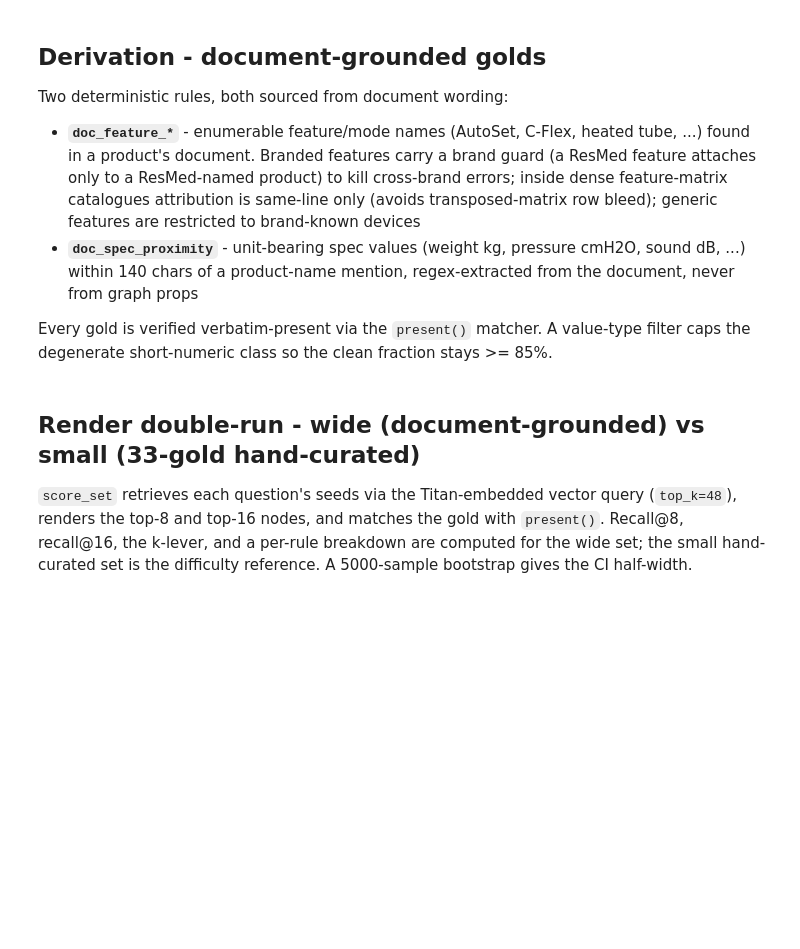
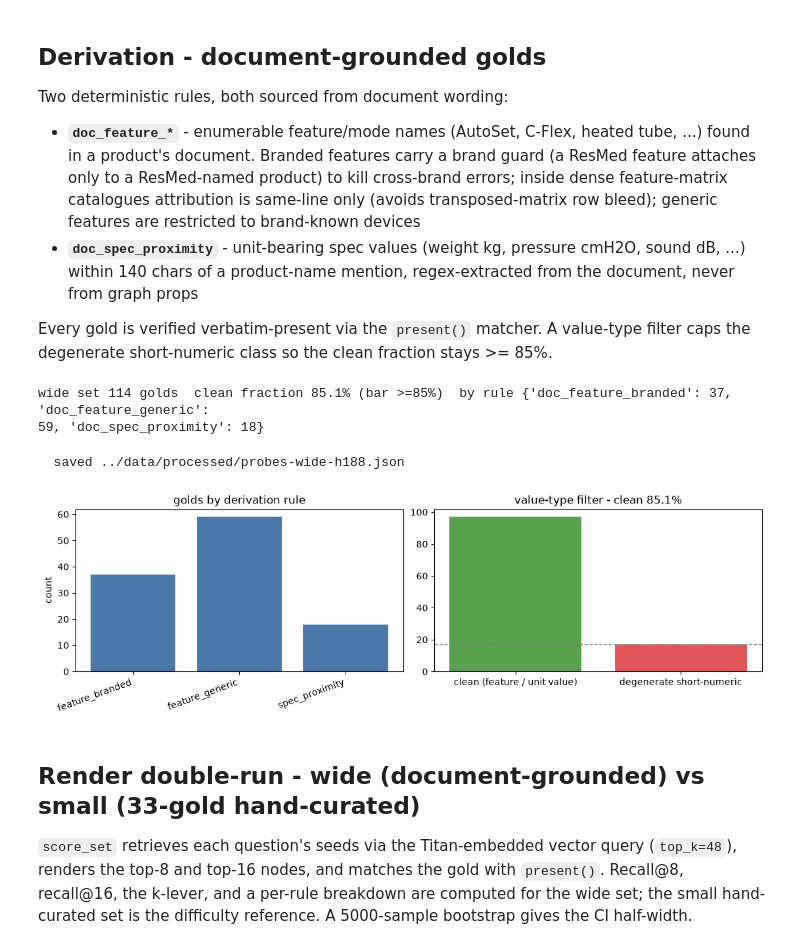
Before and after one commit to stellarshenson/knowledge-graph-foundry, a Jupyter notebook: notebooks/wide_probes_h188.ipynb, the cells around one changed output. Cells and saved outputs as stored; diff of their text form; code cells hidden in the pictures; blank space fills up the shorter version.

```diff
--- a/notebooks/wide_probes_h188.ipynb
+++ b/notebooks/wide_probes_h188.ipynb
@@ -136,7 +139,12 @@ BRANDED = [("AutoSet","AutoSet","resmed"),("EPR","EPR","resmed"),("AutoRamp","Au
 GENERIC = [("heated tube","heated tube"),("heated humidif","heated humidifier"),("mask fit","mask fit check"),
  ("leak compensation","leak compensation"),("auto altitude","automatic altitude adjustment"),
  ("ramp time","adjustable ramp time"),("smartcard","SmartCard data storage"),
- ("bluetooth","Bluetooth connectivity"),("modem","integrated cellular modem")]
+ ("bluetooth","Bluetooth connectivity"),("modem","integrated cellular modem"),
+ ("sd card","SD card data storage"),("wi-fi","Wi-Fi connectivity"),("wireless","wireless data transfer"),
+ ("myair","myAir app"),("dreammapper","DreamMapper app"),("auto on","auto on/off"),("auto-on","auto on/off"),
+ ("sleep report","on-device sleep report"),("altitude compensation","altitude compensation"),
+ ("expiratory","expiratory pressure relief"),("humidification","adjustable humidification"),
+ ("ramp","ramp feature"),("apap","APAP mode"),("auto-cpap","Auto-CPAP mode")]
 def near(low, starts, i, w): return any(abs(i - s) <= w for s in starts)
 
 feat = []; fseen = set()
@@ -199,33 +207,38 @@ allg = [g for g in allg if not (g["rule"].startswith("doc_feature") and _norm(g[
 clean_g = [g for g in allg if not g["short_numeric"]]; short_g = [g for g in allg if g["short_numeric"]]
 cap = int(len(clean_g)/0.85 - len(clean_g))              # value-type filter: cap degenerate class -> clean >= 85%
 random.shuffle(short_g)
 wide = clean_g + short_g[:max(0, cap)]
 random.shuffle(wide)
 for i, g in enumerate(wide): g["id"] = f"W{i+1:03d}"
 clean_frac = sum(1 for g in wide if not g["short_numeric"]) / len(wide)
 
 art = [dict(id=g["id"], question=g["q"], gold_evidence=[g["gold"]], source_document=g["doc"],
             derivation_rule=g["rule"], product=g["product"], attribute=g["attr"],
             short_numeric=g["short_numeric"]) for g in wide]
 outp = ROOT / "data/processed/probes-wide-h188.json"
 outp.write_text(json.dumps(dict(meta=dict(
     n=len(wide), clean_fraction=clean_frac, date="2026-07-07",
     source="parsed source-document texts (docling/pymupdf4llm/pdfplumber); product identity from graph, evidence strings from document wording",
     verification="each gold verbatim-present in source_document via the H34 present() matcher"),
     probes=art), indent=2))
 rprint(f"[bold cyan]wide set[/bold cyan] [yellow]{len(wide)}[/yellow] golds  clean fraction [yellow]{clean_frac:.1%}[/yellow] "
        f"[dim](bar >=85%)[/dim]  by rule {dict(Counter(g['rule'] for g in wide))}")
 rprint(f"  [dim]saved {outp}[/dim]")
 
 fig, ax = plt.subplots(1, 2, figsize=(11, 3.4), constrained_layout=True)
 rc = Counter(g["rule"] for g in wide)
 ax[0].bar(range(len(rc)), list(rc.values()), color="#4C78A8")
 ax[0].set_xticks(range(len(rc))); ax[0].set_xticklabels([k.replace("doc_", "") for k in rc], rotation=20, ha="right")
 ax[0].set_title("golds by derivation rule"); ax[0].set_ylabel("count")
 cc = [sum(1 for g in wide if not g["short_numeric"]), sum(1 for g in wide if g["short_numeric"])]
 ax[1].bar(["clean (feature / unit value)", "degenerate short-numeric"], cc, color=["#59A14F", "#E15759"])
 ax[1].axhline(len(wide)*0.15, ls="--", c="gray", lw=1); ax[1].set_title(f"value-type filter - clean {clean_frac:.1%}")
 plt.show()
+# %% [output]
+wide set 114 golds  clean fraction 85.1% (bar >=85%)  by rule {'doc_feature_branded': 37, 'doc_feature_generic':
+59, 'doc_spec_proximity': 18}
+  saved ../data/processed/probes-wide-h188.json
+[figure, added]
 # %% [markdown]
 ## Render double-run - wide (document-grounded) vs small (33-gold hand-curated)
 
```
Also changed, not shown: parts of 3 cells of this notebook, 8 other files.
